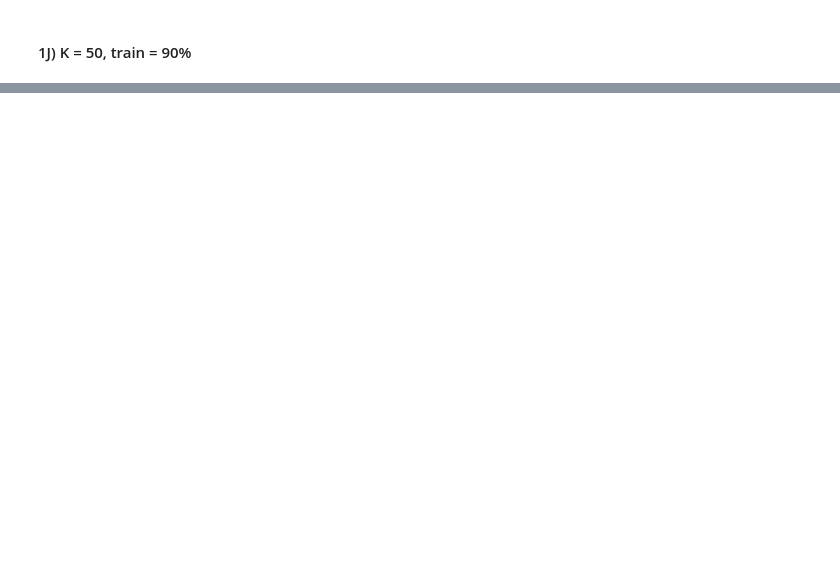
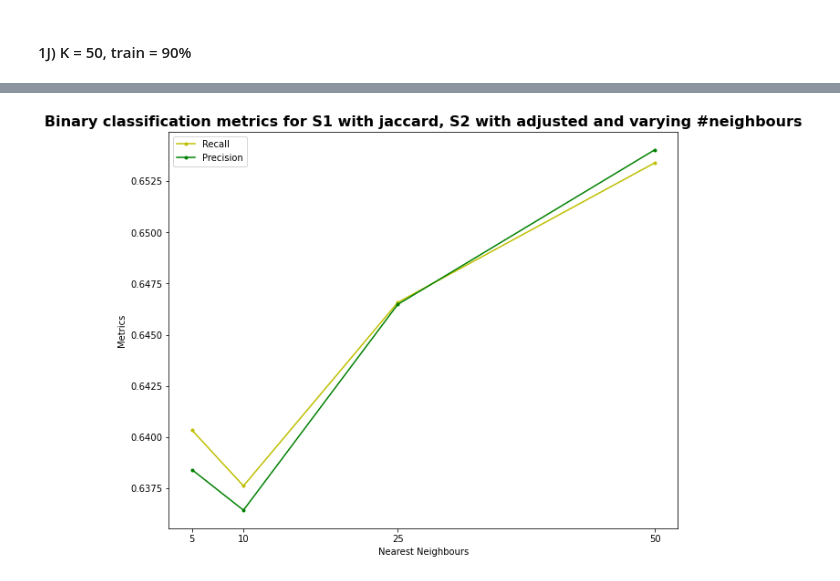
Before and after one commit to GeorgiaKp/MovieRecommender, a Jupyter notebook: MovieRecommender.ipynb, the cells around one changed output, grey strips where cells are left out. Cells and saved outputs as stored; diff of their text form; code cells hidden in the pictures; blank space fills up the shorter version.

```diff
--- a/MovieRecommender.ipynb
+++ b/MovieRecommender.ipynb
@@ -804,0 +1142,18 @@ user_sim df shape (610, 610)
+# %%
+plt.figure(figsize=(10,8))
+plt.title('Binary classification metrics for S1 with jaccard, S2 with adjusted and varying #neighbours', fontdict={'fontweight':'bold', 'fontsize': 16})
+
+k = [5,10,25,50]
+precision1p2_ja = [precision1M, precision1L, precision1K, precision1J]
+recall1p2_ja = [recall1M, recall1L, recall1K, recall1J]
+
+plt.plot(k, recall1p2_ja, 'y.-', label='Recall')
+plt.plot(k, precision1p2_ja, 'g.-', label='Precision')
+
+plt.xticks(k)
+plt.xlabel('Nearest Neighbours')
+plt.ylabel('Metrics')
+plt.legend()
+plt.show()
+# %% [output]
+[figure, added]
```
Also changed, not shown: parts of 147 cells of this notebook.
